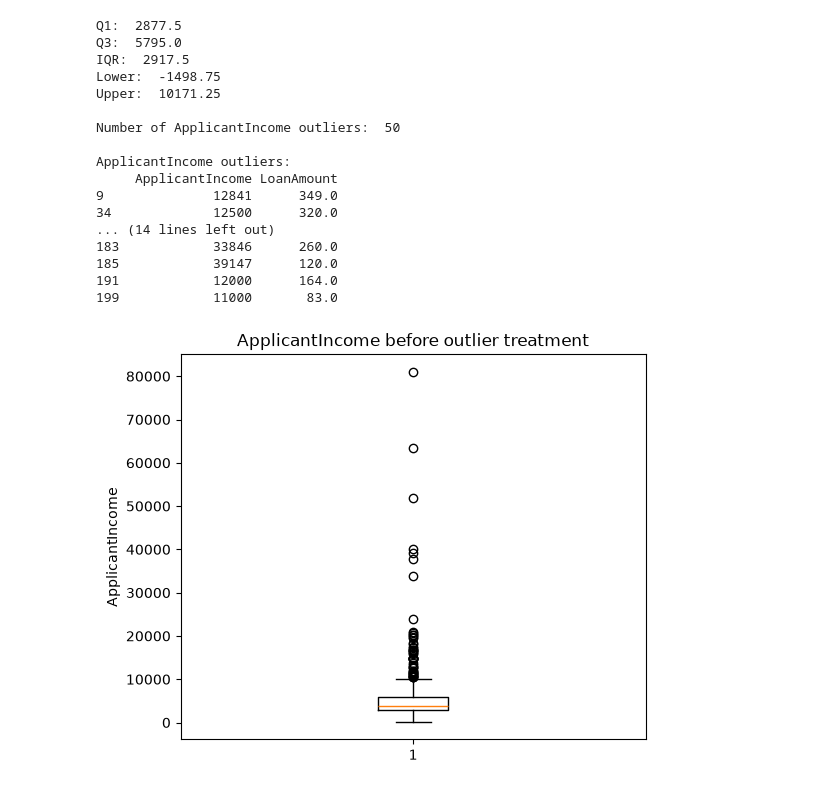
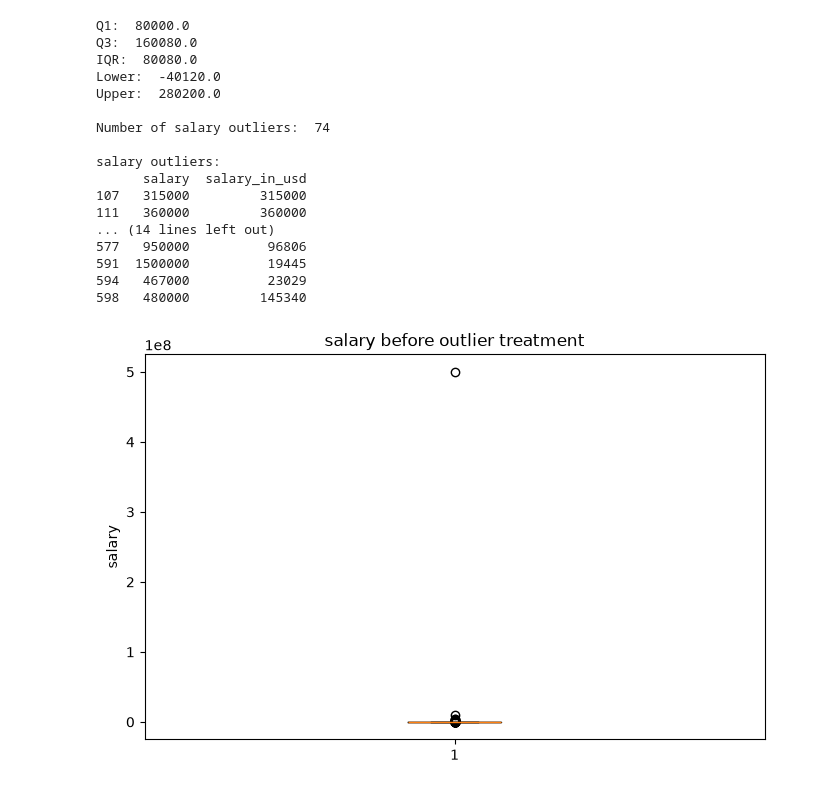
Before and after one commit to jahnavi56553-bit/AIML-online-classes, a Jupyter notebook: project5(EmployeeSalaryPrediction).ipynb, the cells around one changed output. Saved outputs shown, nothing was run; the diff lists cells and outputs as text; code cells hidden in the pictures.

```diff
--- a/project5(EmployeeSalaryPrediction).ipynb
+++ b/project5(EmployeeSalaryPrediction).ipynb
@@ -75,6 +66,0 @@ df['Self_Employed'] = df['Self_Employed'].fillna(df['Self_Employed']=="Yes")
-# %%
-df['LoanAmount'] = df['LoanAmount'].fillna(df['LoanAmount']==0)
-# %%
-df['Loan_Amount_Term'] = df['Loan_Amount_Term'].fillna(df['Loan_Amount_Term']==180)
-# %%
-df['Credit_History'] = df['Credit_History'].fillna(df['Credit_History']==0)
@@ -98,2 +66,0 @@ dtype: int64
-# %%
-df['Married'] = df['Marital_status'].fillna(df['Marital_status']=="Yes")
@@ -148,6 +102,6 @@ df.drop_duplicates()
 # %%
-q1 = df['ApplicantIncome'].quantile(0.25)
-q3 = df['ApplicantIncome'].quantile(0.75)
+q1 = df['salary'].quantile(0.25)
+q3 = df['salary'].quantile(0.75)
 
 IQR = q3 - q1
 
@@ -159,37 +113,37 @@ print("IQR: ",IQR)
 print("Lower: ",lower_limit)
 print("Upper: ",upper_limit)
 outliers = df[
-    (df["ApplicantIncome"]<lower_limit) |
-    (df["ApplicantIncome"]>upper_limit)
+    (df["salary"]<lower_limit) |
+    (df["salary"]>upper_limit)
 ]
-print("\nNumber of ApplicantIncome outliers: ",len(outliers))
-print("\nApplicantIncome outliers:")
-print(outliers[["ApplicantIncome","LoanAmount"]].head(20))
+print("\nNumber of salary outliers: ",len(outliers))
+print("\nsalary outliers:")
+print(outliers[["salary","salary_in_usd"]].head(20))
 # %% [output]
-Q1:  2877.5
-Q3:  5795.0
-IQR:  2917.5
-Lower:  -1498.75
-Upper:  10171.25
+Q1:  80000.0
+Q3:  160080.0
+IQR:  80080.0
+Lower:  -40120.0
+Upper:  280200.0
 
-Number of ApplicantIncome outliers:  50
+Number of salary outliers:  74
 
-ApplicantIncome outliers:
-     ApplicantIncome LoanAmount
-9              12841      349.0
-34             12500      320.0
+salary outliers:
+      salary  salary_in_usd
+107   315000         315000
+111   360000         360000
 ... (14 lines left out)
-183            33846      260.0
-185            39147      120.0
-191            12000      164.0
-199            11000       83.0
+577   950000          96806
+591  1500000          19445
+594   467000          23029
+598   480000         145340
 # %%
 import matplotlib.pyplot as plt
-plt.figure(figsize=(6,5))
-plt.boxplot(df["ApplicantIncome"])
-plt.title("ApplicantIncome before outlier treatment")
-plt.ylabel('ApplicantIncome')
+plt.figure(figsize=(8,5))
+plt.boxplot(df["salary"])
+plt.title("salary before outlier treatment")
+plt.ylabel('salary')
 plt.show()
 # %% [output]
-[figure, old version]
+[figure, new version]
 # %%
```
Also changed, not shown: parts of 24 cells of this notebook.
